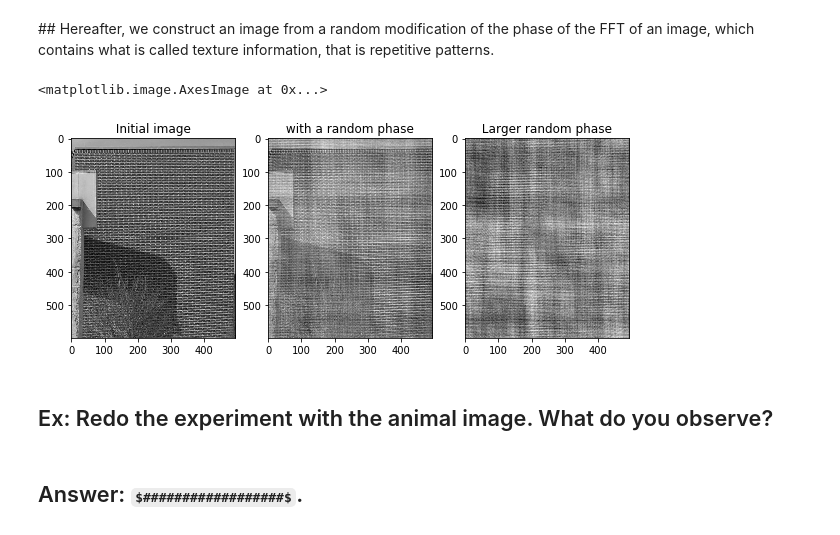
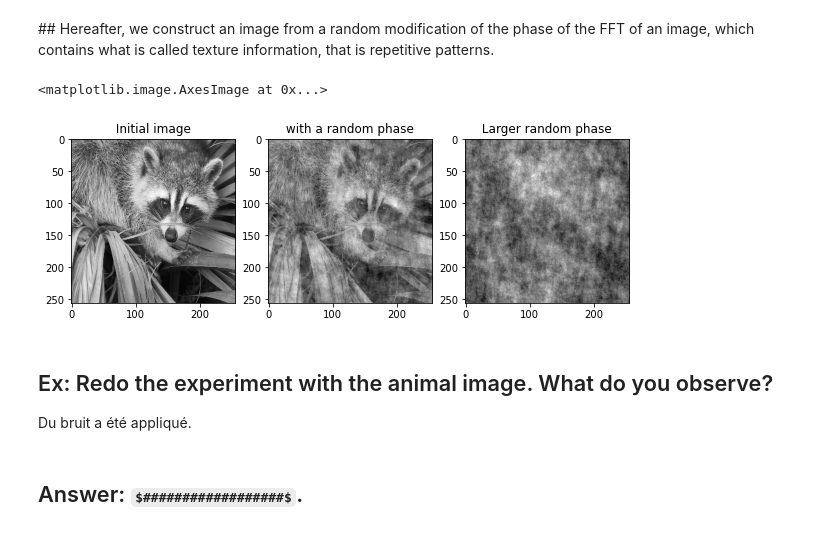
Before and after one commit to Thomas-Zorroche/Signal-Processing-M2, a Jupyter notebook: TD1/TD 1 FFT - Exercices.ipynb, the cells around one changed output. Cells and saved outputs as stored; diff of their text form; code cells hidden in the pictures; some formulas as TeX source.

```diff
--- a/TD1/TD 1 FFT - Exercices.ipynb
+++ b/TD1/TD 1 FFT - Exercices.ipynb
@@ -232,31 +279,33 @@ plt.imshow(sf.fftshift(np.log(np.abs(spectre_im))))
 ## Hereafter, we construct an image from a random modification of the phase of the FFT of an image, which contains what is called texture information, that is repetitive patterns.
 # %%
 import imageio as imio
-bois = imio.imread('Moire.jpg')
+#bois = imio.imread('Moire.jpg')
+bois = misc.face(gray=False).astype(np.float32)[::3,::4]
 texture_im = np.sum(bois*[ 0.21, 0.72 ,0.07],axis=-1)
 spectre_im = sf.fft2(texture_im)
 # construct the random phase.
 plt.figure(figsize = (10,10))
 temp = 0.3 * np.random.rand(*np.shape(spectre_im))
 random_phase = np.cos(2*np.pi * temp) + np.sin(2*np.pi*temp)*1j
 new_spectrum = spectre_im*random_phase
 temp_2 = 30 * temp
 random_phase_2 = np.cos(2*np.pi * temp_2) + np.sin(2*np.pi*temp_2)*1j
 new_spectrum_2 = spectre_im*random_phase_2
 plt.subplot(1,3,1)
 plt.title(" Initial image ")
 plt.imshow(texture_im)
 plt.subplot(1,3,2)
 plt.title(" with a random phase ")
 plt.imshow(np.real(sf.ifft2(new_spectrum)))
 plt.subplot(1,3,3)
 plt.title(" Larger random phase ")
 plt.imshow(np.real(sf.ifft2(new_spectrum_2)))
 # %% [output]
 <matplotlib.image.AxesImage at 0x...>
-[figure, old version]
+[figure, new version]
 # %% [markdown]
 ## Ex: Redo the experiment with the animal image. What do you observe?
+Du bruit a été appliqué.
 # %% [markdown]
 ## Answer: $##################$.
 # %% [markdown]
```
Also changed, not shown: parts of 7 cells of this notebook.
